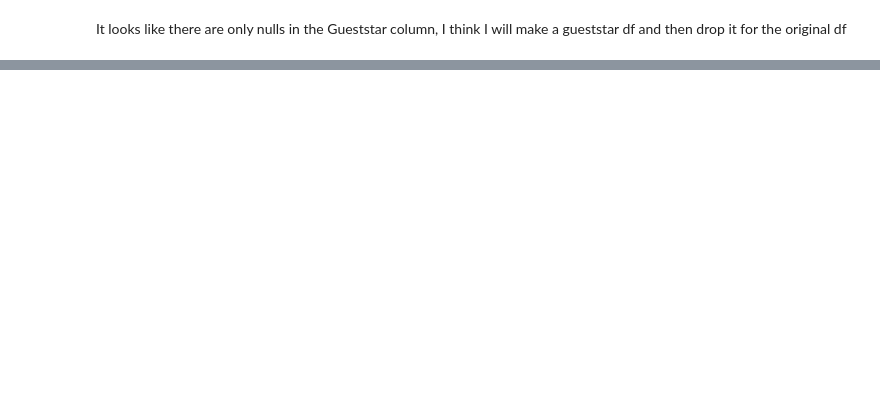
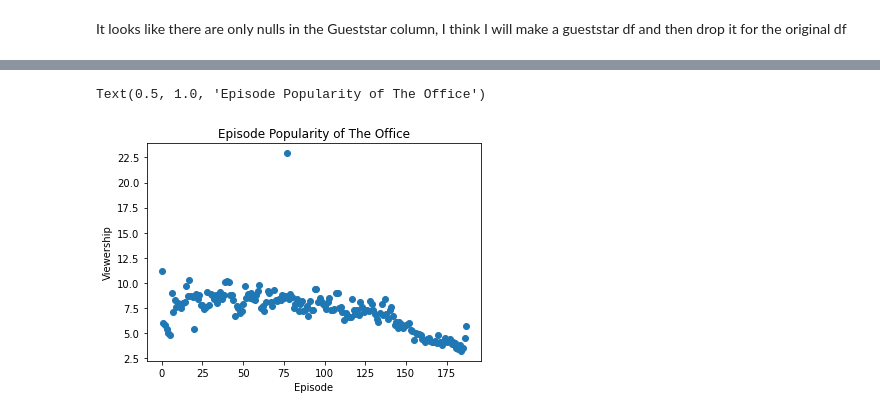
Before and after one commit to jamesallen0351/the_office, a Jupyter notebook: office_scratchpad.ipynb, the cells around one changed output, grey strips where cells are left out. Cells and saved outputs as stored; diff of their text form; code cells hidden in the pictures; blank space fills up the shorter version.

```diff
--- a/office_scratchpad.ipynb
+++ b/office_scratchpad.ipynb
@@ -143,0 +220,8 @@ Name: 77, dtype: object
+# %%
+plt.scatter(df.episode, df.viewership)
+plt.xlabel("Episode")
+plt.ylabel("Viewership")
+plt.title("Episode Popularity of The Office")
+# %% [output]
+Text(0.5, 1.0, 'Episode Popularity of The Office')
+[figure, added]
```
Also changed, not shown: parts of 20 cells of this notebook, 1 other file.
